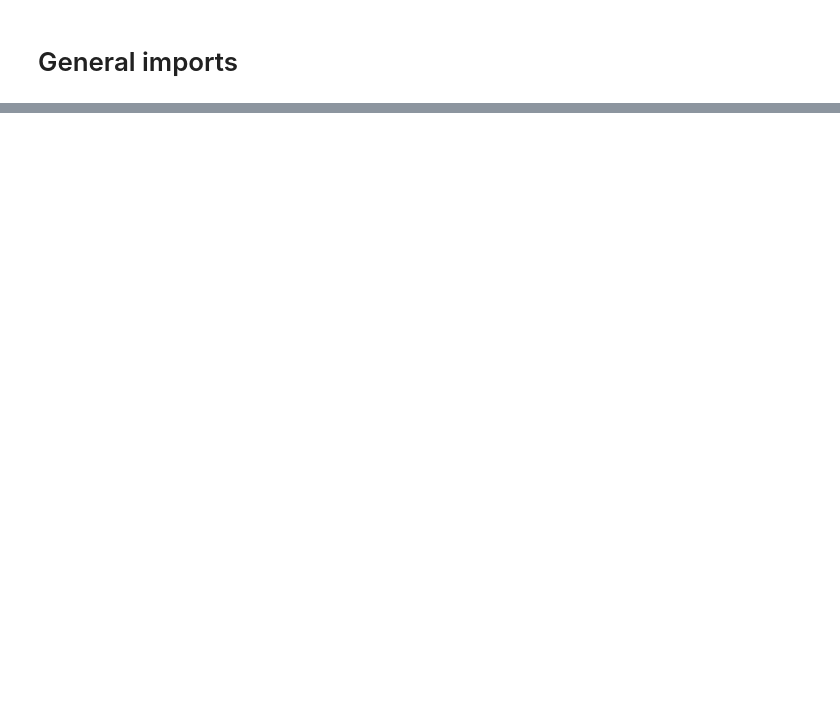
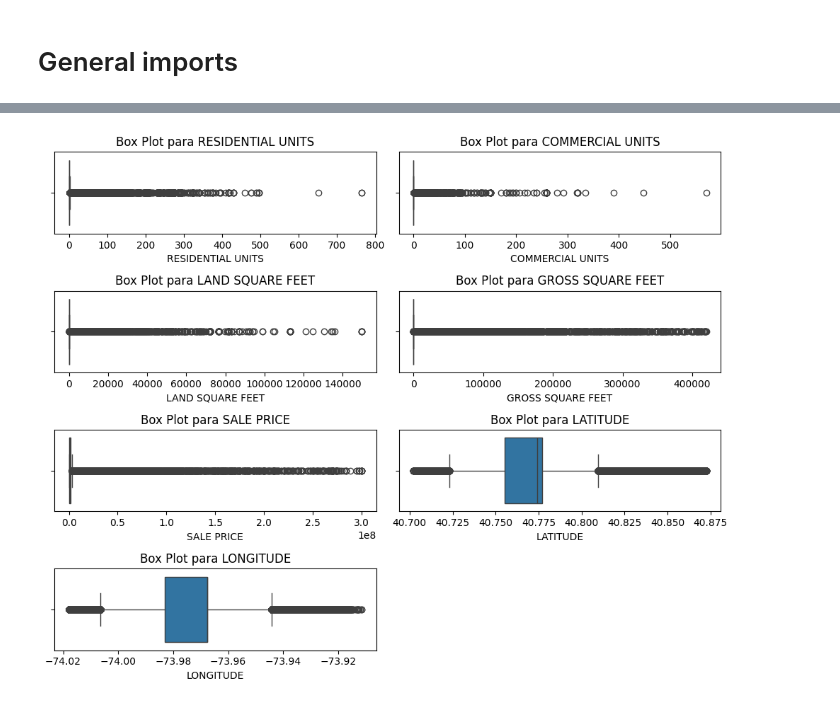
Before and after one commit to viniciusbgs/The_Manhattan_Project, a Jupyter notebook: AI.ipynb, the cells around one changed output, grey strips where cells are left out. Drawn from its saved outputs; the diff is of its cells as text; code cells hidden in the pictures; blank space fills up the shorter version.

```diff
--- a/AI.ipynb
+++ b/AI.ipynb
@@ -257,3 +20,0 @@ plt.show()
-# %%
-for col in df.columns:
-    print(f"valores igual a 0: {col} = {df[df[col] == 0].shape[0]}")
@@ -958,0 +183,27 @@ results, predictions, models = run_advanced_pipeline(X, y)
+# %%
+# Selecionar apenas as colunas numéricas
+numeric_df = df3.select_dtypes(include=['number'])
+
+numeric_df = numeric_df.drop(columns=['ZIP CODE', 'NEIGHBORHOOD', 'MONTH_SOLD', 'YEAR_SOLD'])
+
+# Definir o número de subplots
+num_cols = len(numeric_df.columns)
+num_rows = (num_cols + 1) // 2  # Two plots per row
+fig, axes = plt.subplots(nrows=num_rows, ncols=2, figsize=(10, 2*num_rows))
+
+# Flatten the axes array for easy iteration
+axes = axes.flatten()
+
+# Criar um box plot para cada coluna numérica
+for i, col in enumerate(numeric_df.columns):
+    sns.boxplot(x=numeric_df[col], ax=axes[i])
+    axes[i].set_title(f'Box Plot para {col}')
+
+# Remove any empty subplots
+for j in range(i + 1, len(axes)):
+    fig.delaxes(axes[j])
+
+plt.tight_layout()
+plt.show()
+# %% [output]
+[figure, added]
```
Also changed, not shown: parts of 57 cells of this notebook.
